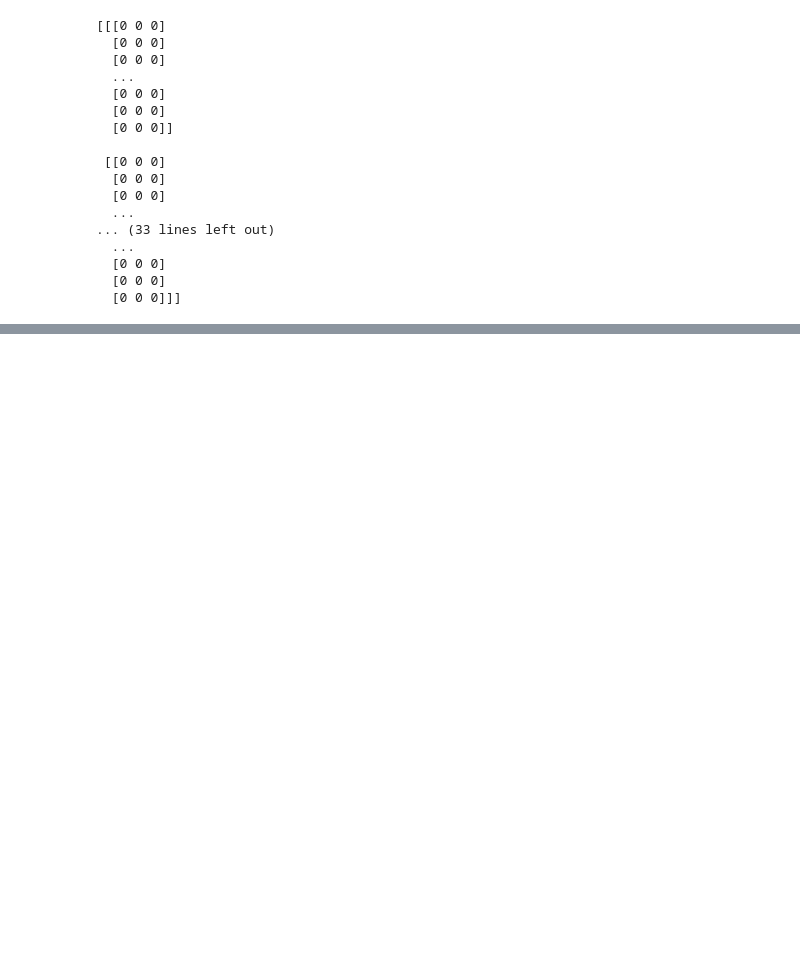
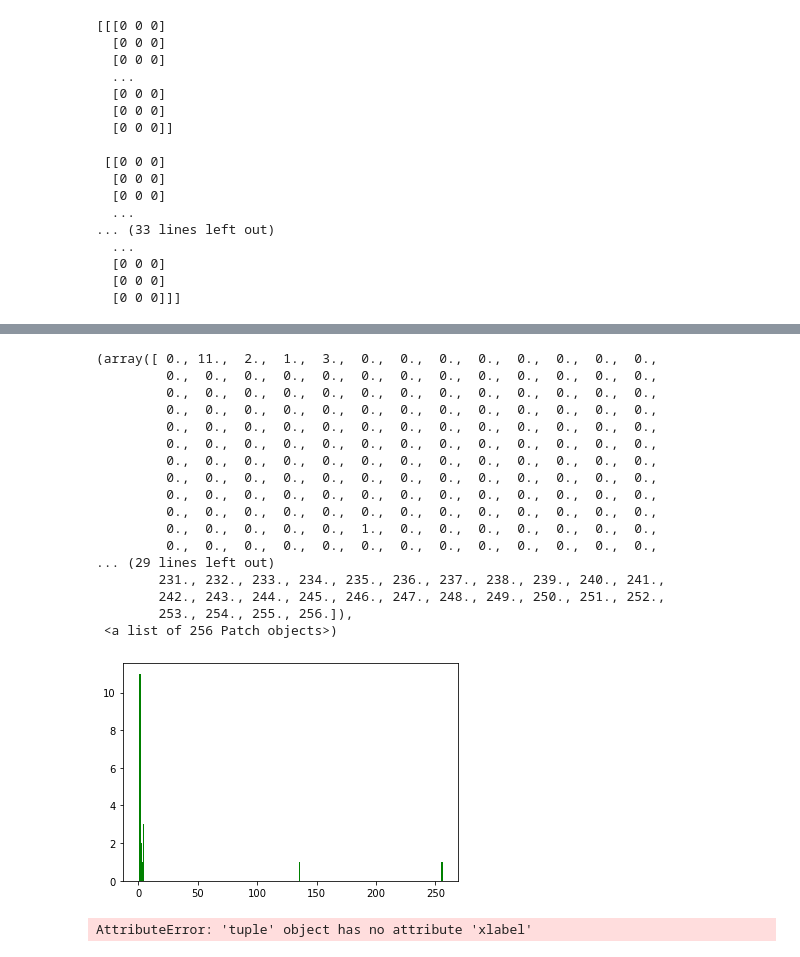
Before and after one commit to akmalamka/mini-photoshop, a Jupyter notebook: src/ui/notebook.ipynb, the cells around one changed output, grey strips where cells are left out. Cells and saved outputs as stored; diff of their text form; code cells hidden in the pictures; blank space fills up the shorter version.

```diff
--- a/src/ui/notebook.ipynb
+++ b/src/ui/notebook.ipynb
@@ -161,0 +236,29 @@ print(abc)
+# %%
+a=np.array([1,2,3,4,4,4,2,1,1,1,1, 256, 135, 1, 1, 1, 1, 1, 1])
+plt.hist(a, bins = 256, range=[0, 256], color='green')
+# %% [output]
+(array([ 0., 11.,  2.,  1.,  3.,  0.,  0.,  0.,  0.,  0.,  0.,  0.,  0.,
+         0.,  0.,  0.,  0.,  0.,  0.,  0.,  0.,  0.,  0.,  0.,  0.,  0.,
+         0.,  0.,  0.,  0.,  0.,  0.,  0.,  0.,  0.,  0.,  0.,  0.,  0.,
+         0.,  0.,  0.,  0.,  0.,  0.,  0.,  0.,  0.,  0.,  0.,  0.,  0.,
+         0.,  0.,  0.,  0.,  0.,  0.,  0.,  0.,  0.,  0.,  0.,  0.,  0.,
+         0.,  0.,  0.,  0.,  0.,  0.,  0.,  0.,  0.,  0.,  0.,  0.,  0.,
+         0.,  0.,  0.,  0.,  0.,  0.,  0.,  0.,  0.,  0.,  0.,  0.,  0.,
+         0.,  0.,  0.,  0.,  0.,  0.,  0.,  0.,  0.,  0.,  0.,  0.,  0.,
+         0.,  0.,  0.,  0.,  0.,  0.,  0.,  0.,  0.,  0.,  0.,  0.,  0.,
+         0.,  0.,  0.,  0.,  0.,  0.,  0.,  0.,  0.,  0.,  0.,  0.,  0.,
+         0.,  0.,  0.,  0.,  0.,  1.,  0.,  0.,  0.,  0.,  0.,  0.,  0.,
+         0.,  0.,  0.,  0.,  0.,  0.,  0.,  0.,  0.,  0.,  0.,  0.,  0.,
+... (29 lines left out)
+        231., 232., 233., 234., 235., 236., 237., 238., 239., 240., 241.,
+        242., 243., 244., 245., 246., 247., 248., 249., 250., 251., 252.,
+        253., 254., 255., 256.]),
+ <a list of 256 Patch objects>)
+[figure, added]
+# %%
+a=np.array([1,2,3,4,4,4,2,1,1,1,1, 256, 135])
+plt.xlabel('Value')
+plt.ylabel('Pixel Frequency')
+plt.hist(a, bins = 256, range=[0, 256], color='blue')
+# %% [output]
+AttributeError: 'tuple' object has no attribute 'xlabel'
```
Also changed, not shown: parts of 7 cells of this notebook, 1 other file.
